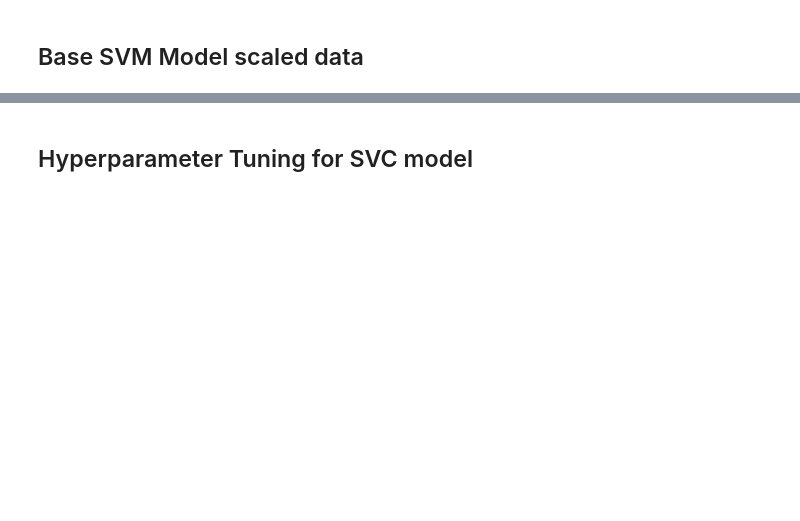
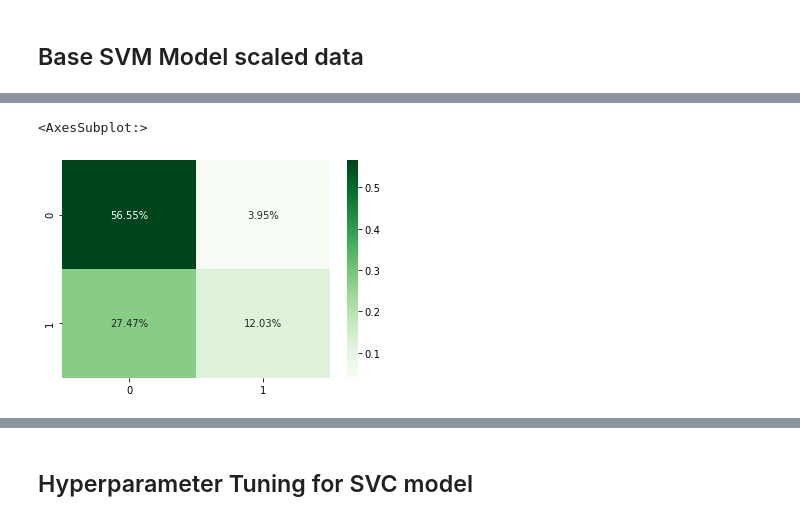
Before and after one commit to gtharun04/Water-Potability, a Jupyter notebook: NN Coursework/Water Quality Prediction.ipynb, the cells around one changed output, grey strips where cells are left out. Drawn from its saved outputs; the diff is of its cells as text; code cells hidden in the pictures; blank space fills up the shorter version.

```diff
--- a/NN Coursework/Water Quality Prediction.ipynb
+++ b/NN Coursework/Water Quality Prediction.ipynb
@@ -226,3 +295,6 @@ Training Score : 0.7265379434216435
 # %%
-# SVC_matrix_scaled = confusion_matrix(y_test,scaled_prediction)
-# sns.heatmap(SVC_matrix_scaled/np.sum(SVC_matrix_scaled),annot = True, fmt = '0.2%',cmap='Greens')
+SVC_matrix_scaled = confusion_matrix(y_test_val,scaled_prediction)
+sns.heatmap(SVC_matrix_scaled/np.sum(SVC_matrix_scaled),annot = True, fmt = '0.2%',cmap='Greens')
+# %% [output]
+<AxesSubplot:>
+[figure, added]
```
Also changed, not shown: parts of 120 cells of this notebook.
